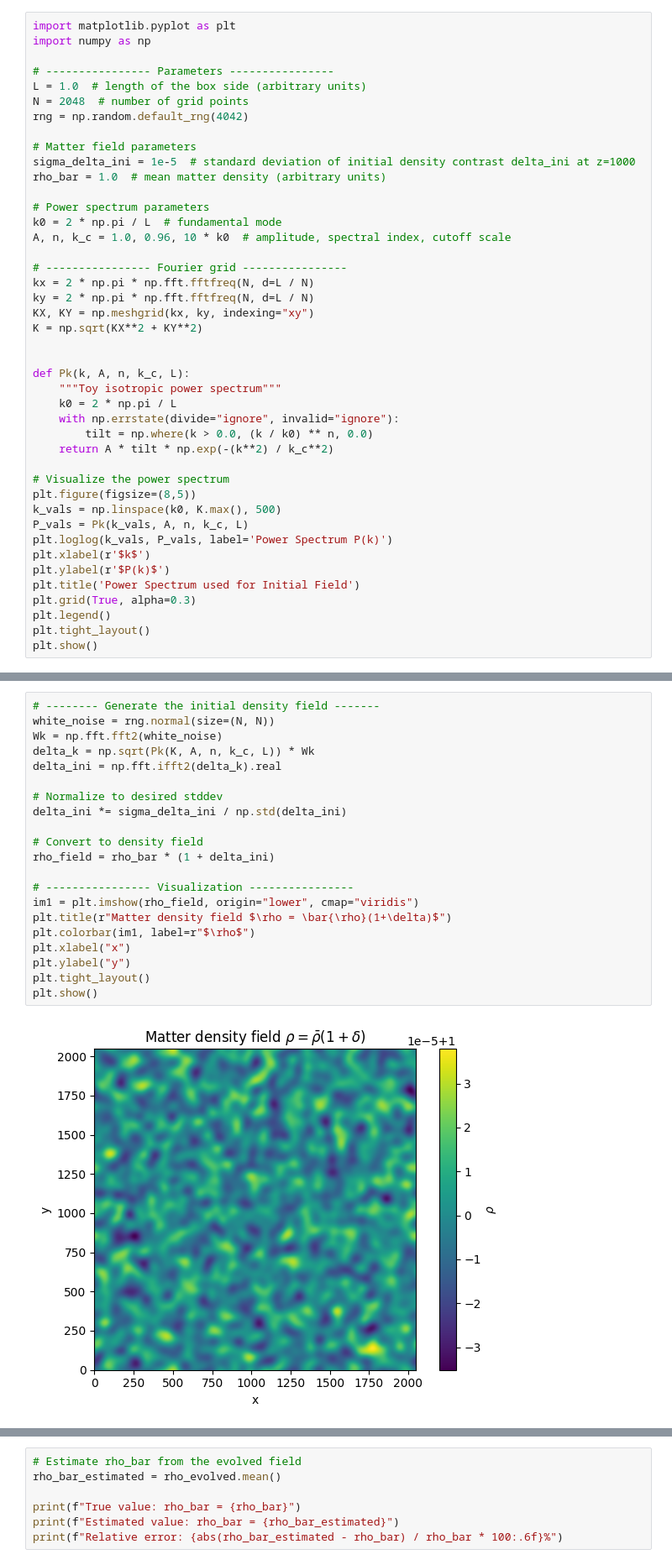
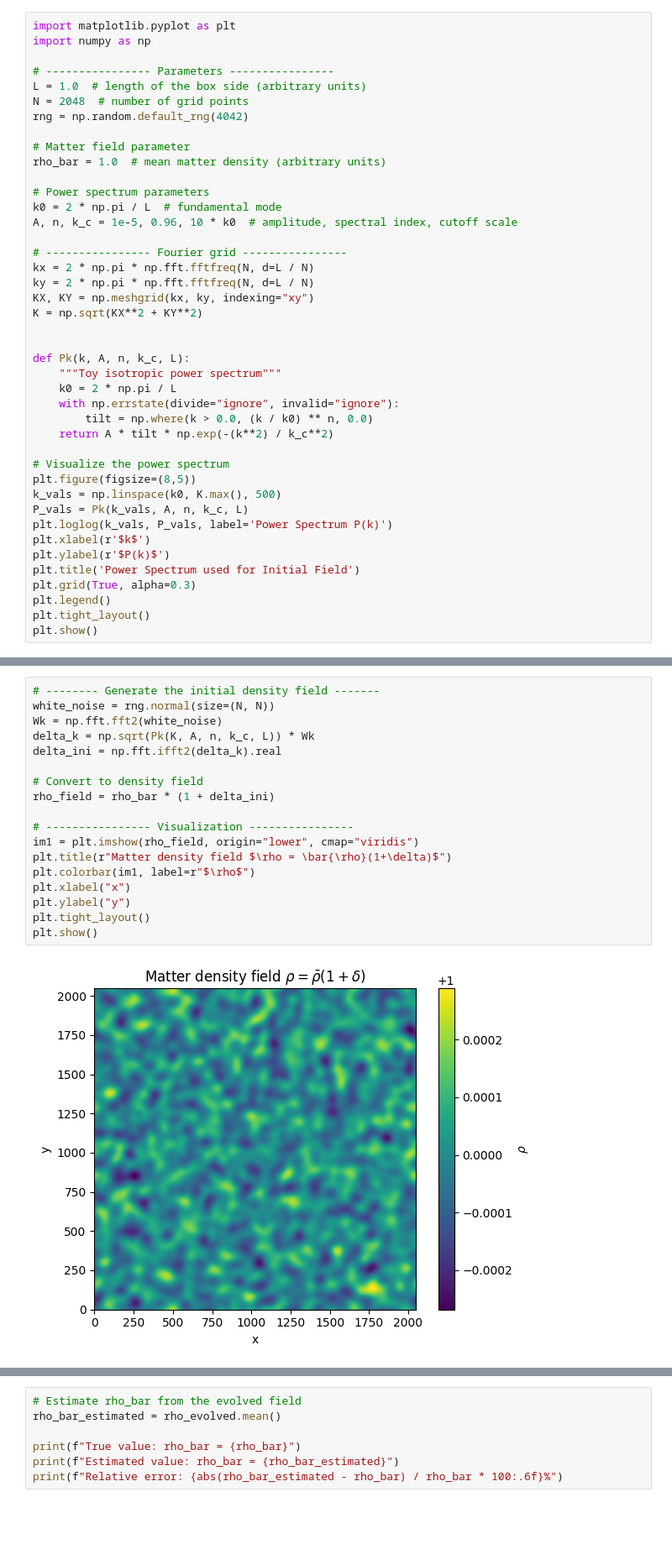
Before and after one commit to Joletaxi19/thesis-desi-cmb-fli, a Jupyter notebook: notebooks/FLI_introduction.ipynb, the cells around one changed output, grey strips where cells are left out. Shown at 84% size. Drawn from its saved outputs; the diff is of its cells as text; blank space fills up the shorter version.

Commit message:
Remove sigma

```diff
--- a/notebooks/FLI_introduction.ipynb
+++ b/notebooks/FLI_introduction.ipynb
@@ -155,13 +155,12 @@ L = 1.0  # length of the box side (arbitrary units)
 N = 2048  # number of grid points
 rng = np.random.default_rng(4042)
 
-# Matter field parameters
-sigma_delta_ini = 1e-5  # standard deviation of initial density contrast delta_ini at z=1000
+# Matter field parameter
 rho_bar = 1.0  # mean matter density (arbitrary units)
 
 # Power spectrum parameters
 k0 = 2 * np.pi / L  # fundamental mode
-A, n, k_c = 1.0, 0.96, 10 * k0  # amplitude, spectral index, cutoff scale
+A, n, k_c = 1e-5, 0.96, 10 * k0  # amplitude, spectral index, cutoff scale
 
 # ---------------- Fourier grid ----------------
 kx = 2 * np.pi * np.fft.fftfreq(N, d=L / N)
@@ -194,26 +193,23 @@ plt.show()
 # %%
 # -------- Generate the initial density field -------
 white_noise = rng.normal(size=(N, N))
 Wk = np.fft.fft2(white_noise)
 delta_k = np.sqrt(Pk(K, A, n, k_c, L)) * Wk
 delta_ini = np.fft.ifft2(delta_k).real
-
-# Normalize to desired stddev
-delta_ini *= sigma_delta_ini / np.std(delta_ini)
 
 # Convert to density field
 rho_field = rho_bar * (1 + delta_ini)
 
 # ---------------- Visualization ----------------
 im1 = plt.imshow(rho_field, origin="lower", cmap="viridis")
 plt.title(r"Matter density field $\rho = \bar{\rho}(1+\delta)$")
 plt.colorbar(im1, label=r"$\rho$")
 plt.xlabel("x")
 plt.ylabel("y")
 plt.tight_layout()
 plt.show()
 # %% [output]
-[figure, old version]
+[figure, new version]
 # %% [markdown]
 ## Step 2: Gravitational Evolution of the Matter Field
 
```
Also changed, not shown: parts of 8 cells of this notebook.
